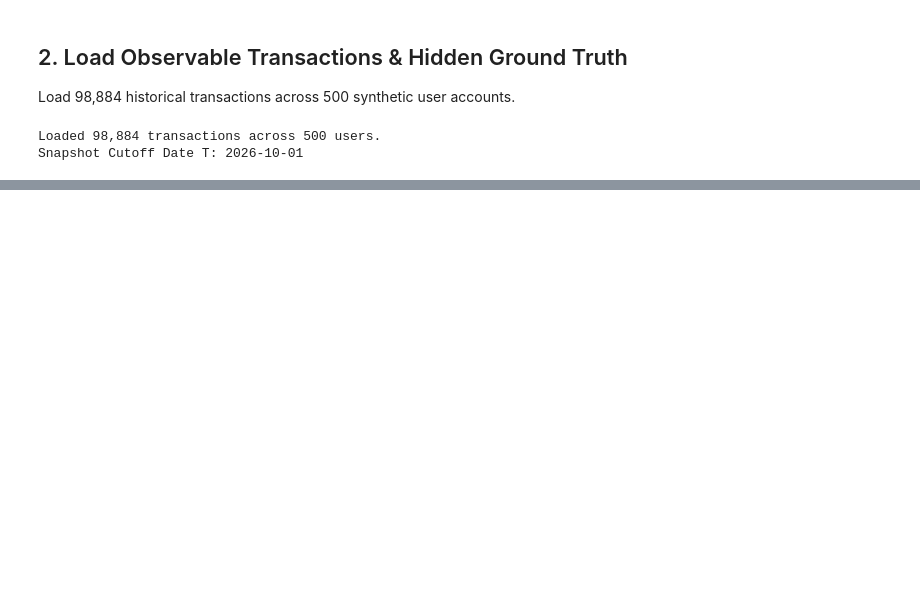
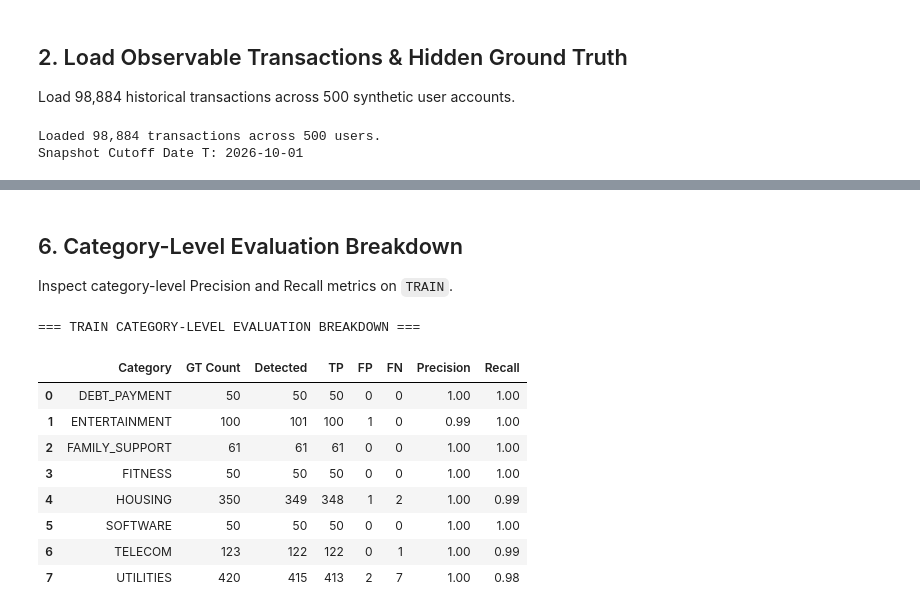
Before and after one commit to Supan-Roy/Spendable, a Jupyter notebook: notebooks/02_recurring_detection_exploration.ipynb, the cells around one changed output, grey strips where cells are left out. Drawn from its saved outputs; the diff is of its cells as text; code cells hidden in the pictures; blank space fills up the shorter version.

```diff
--- a/notebooks/02_recurring_detection_exploration.ipynb
+++ b/notebooks/02_recurring_detection_exploration.ipynb
@@ -217,0 +161,32 @@ Name: count, dtype: int64
+# %% [markdown]
+## 6. Category-Level Evaluation Breakdown
+
+Inspect category-level Precision and Recall metrics on `TRAIN`.
+# %%
+cat_list = []
+for cm in report.train_metrics.category_breakdown:
+    cat_list.append({
+        'Category': cm.category,
+        'GT Count': cm.ground_truth_count,
+        'Detected': cm.detected_count,
+        'TP': cm.true_positives,
+        'FP': cm.false_positives,
+        'FN': cm.false_negatives,
+        'Precision': cm.precision,
+        'Recall': cm.recall,
+    })
+
+df_cat = pd.DataFrame(cat_list)
+print('=== TRAIN CATEGORY-LEVEL EVALUATION BREAKDOWN ===')
+display(df_cat)
+# %% [output]
+=== TRAIN CATEGORY-LEVEL EVALUATION BREAKDOWN ===
+|  | Category | GT Count | Detected | TP | FP | FN | Precision | Recall |
+| 0 | DEBT_PAYMENT | 50 | 50 | 50 | 0 | 0 | 1.00 | 1.00 |
+| 1 | ENTERTAINMENT | 100 | 101 | 100 | 1 | 0 | 0.99 | 1.00 |
+| 2 | FAMILY_SUPPORT | 61 | 61 | 61 | 0 | 0 | 1.00 | 1.00 |
+| 3 | FITNESS | 50 | 50 | 50 | 0 | 0 | 1.00 | 1.00 |
+| 4 | HOUSING | 350 | 349 | 348 | 1 | 2 | 1.00 | 0.99 |
+| 5 | SOFTWARE | 50 | 50 | 50 | 0 | 0 | 1.00 | 1.00 |
+| 6 | TELECOM | 123 | 122 | 122 | 0 | 1 | 1.00 | 0.99 |
+| 7 | UTILITIES | 420 | 415 | 413 | 2 | 7 | 1.00 | 0.98 |
```
Also changed, not shown: parts of 12 cells of this notebook, 7 other files.
